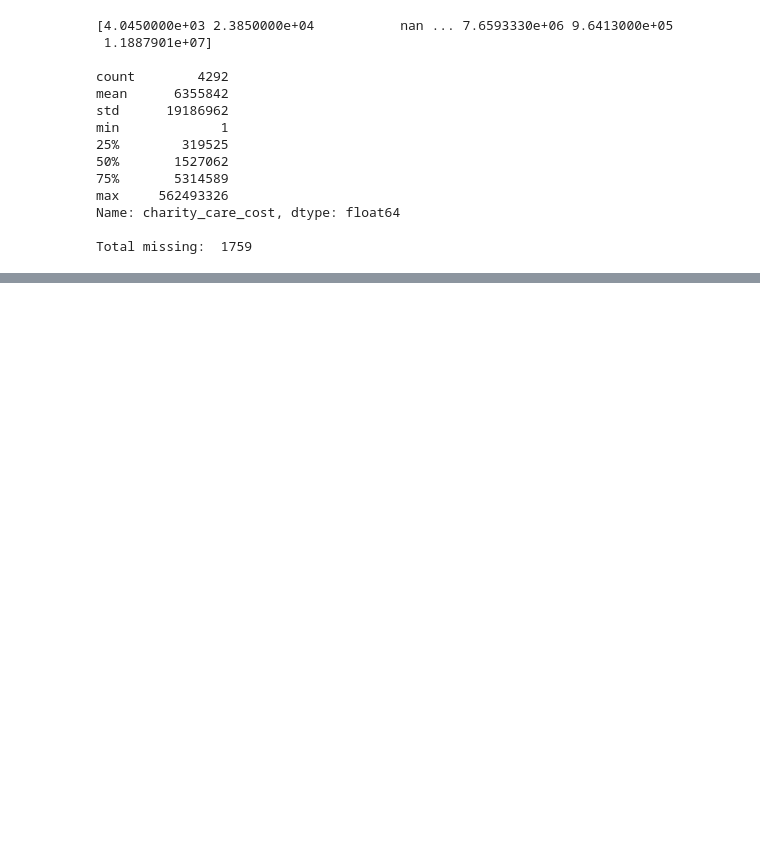
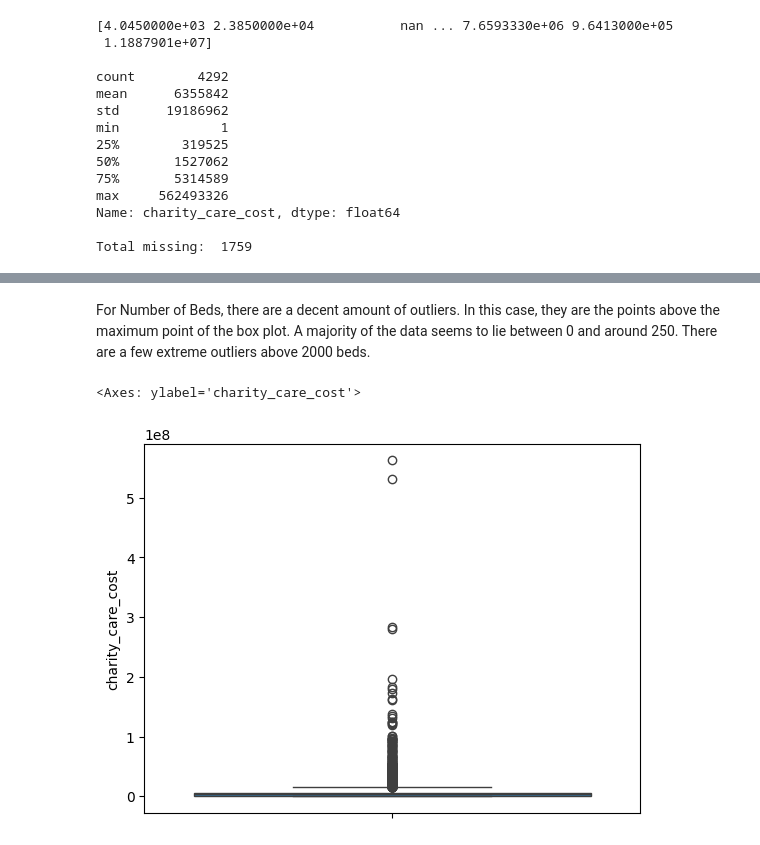
Before and after one commit to genevievepur/ds3001-visualization, a Jupyter notebook: assignment/assignment.ipynb, the cells around one changed output, grey strips where cells are left out. Cells and saved outputs as stored; diff of their text form; code cells hidden in the pictures; blank space fills up the shorter version.

```diff
--- a/assignment/assignment.ipynb
+++ b/assignment/assignment.ipynb
@@ -425,0 +426,11 @@ Because the format of the values is similar to how they were in 'Number of Beds'
+# %%
+# CLEANING COST OF CHARITY CARE
+df['charity_nan'] = charity.isnull()
+df['charity_inf'] = charity.isin([np.inf, -np.inf])
+impute_value = charity.mean()
+charity = charity.fillna(impute_value)
+charity.replace([np.inf, -np.inf], impute_value, inplace=True)
+charity = charity.astype('int64')
+print(charity.unique(), '\n')
+print(charity.describe(), '\n')
+print('Total missing: ', sum(charity.isnull()))
@@ -425,0 +507,7 @@ Because the format of the values is similar to how they were in 'Number of Beds'
+# %% [markdown]
+For Number of Beds, there are a decent amount of outliers. In this case, they are the points above the maximum point of the box plot. A majority of the data seems to lie between 0 and around 250. There are a few extreme outliers above 2000 beds.
+# %%
+sns.boxplot(charity)
+# %% [output]
+<Axes: ylabel='charity_care_cost'>
+[figure, added]
```
Also changed, not shown: parts of 15 cells of this notebook.
